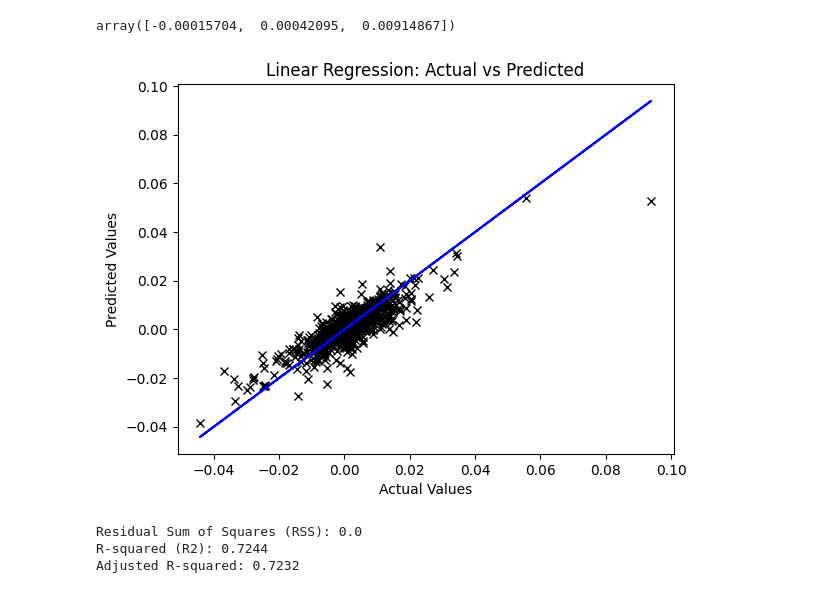
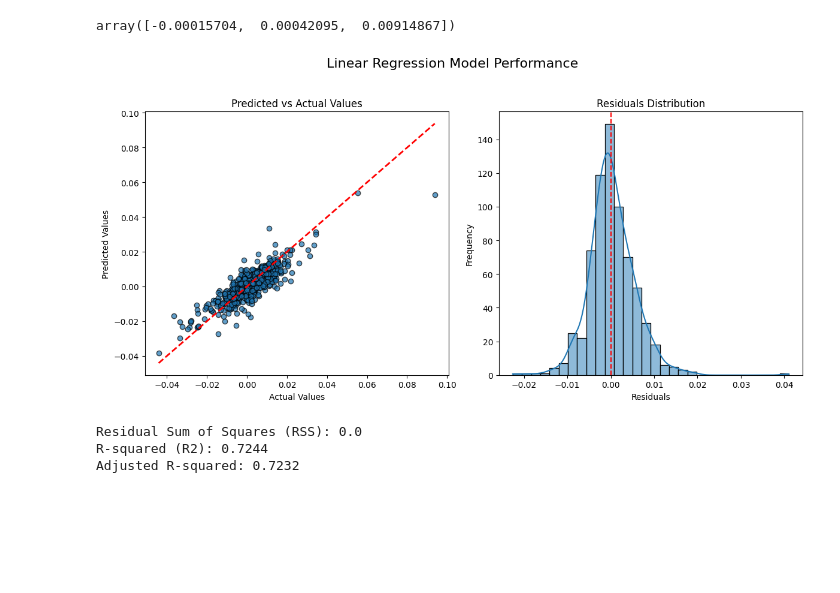
Before and after one commit to ACM40960/project-QianSandeep, a Jupyter notebook: Project/Final folder/Machine Learning.ipynb, the cells around one changed output. Cells and saved outputs as stored; diff of their text form; code cells hidden in the pictures; blank space fills up the shorter version.

```diff
--- a/Project/Final folder/Machine Learning.ipynb
+++ b/Project/Final folder/Machine Learning.ipynb
@@ -557,17 +473,42 @@ reg.fit(X_train, y_train)
 reg.coef_
 # %% [output]
 array([-0.00015704,  0.00042095,  0.00914867])
-# %%
-reg_test_pred = reg.predict(X_test)
-fig = plt.figure()
-plt.plot(y_test, reg_test_pred, 'kx')
-plt.plot(y_test, y_test, 'b-')
-plt.xlabel("Actual Values")
-plt.ylabel("Predicted Values")
-plt.title("Linear Regression: Actual vs Predicted")
-plt.show()
-# %% [output]
-[figure, removed]
+# %%
+reg_test_pred = reg.predict(X_test)
+
+# Calculate residuals
+residuals = y_test - reg_test_pred
+
+
+# Plot predicted vs actual values and residuals
+plt.figure(figsize=(12, 6))
+
+# Subplot 1: Predicted vs Actual
+plt.subplot(1, 2, 1)
+plt.scatter(y_test, reg_test_pred, edgecolor='k', alpha=0.7)
+plt.plot([y_test.min(), y_test.max()], [y_test.min(), y_test.max()], color='red', linestyle='--', linewidth=2)
+plt.xlabel('Actual Values')
+plt.ylabel('Predicted Values')
+plt.title('Predicted vs Actual Values')
+
+# Subplot 2: Residuals
+plt.subplot(1, 2, 2)
+sns.histplot(residuals, kde=True, bins=30)
+plt.axvline(x=0, color='red', linestyle='--')
+plt.xlabel('Residuals')
+plt.ylabel('Frequency')
+plt.title('Residuals Distribution')
+
+# Add an overall title
+plt.suptitle('Linear Regression Model Performance', fontsize=16)
+
+# Adjust layout
+plt.tight_layout(rect=[0, 0, 1, 0.95])  # Adjust rect to make room for suptitle
+
+# Display the plot
+plt.show()
+# %% [output]
+[figure, added]
 # %%
 import numpy as np
 from sklearn.metrics import r2_score
```
Also changed, not shown: parts of 24 cells of this notebook, 2 other files.
